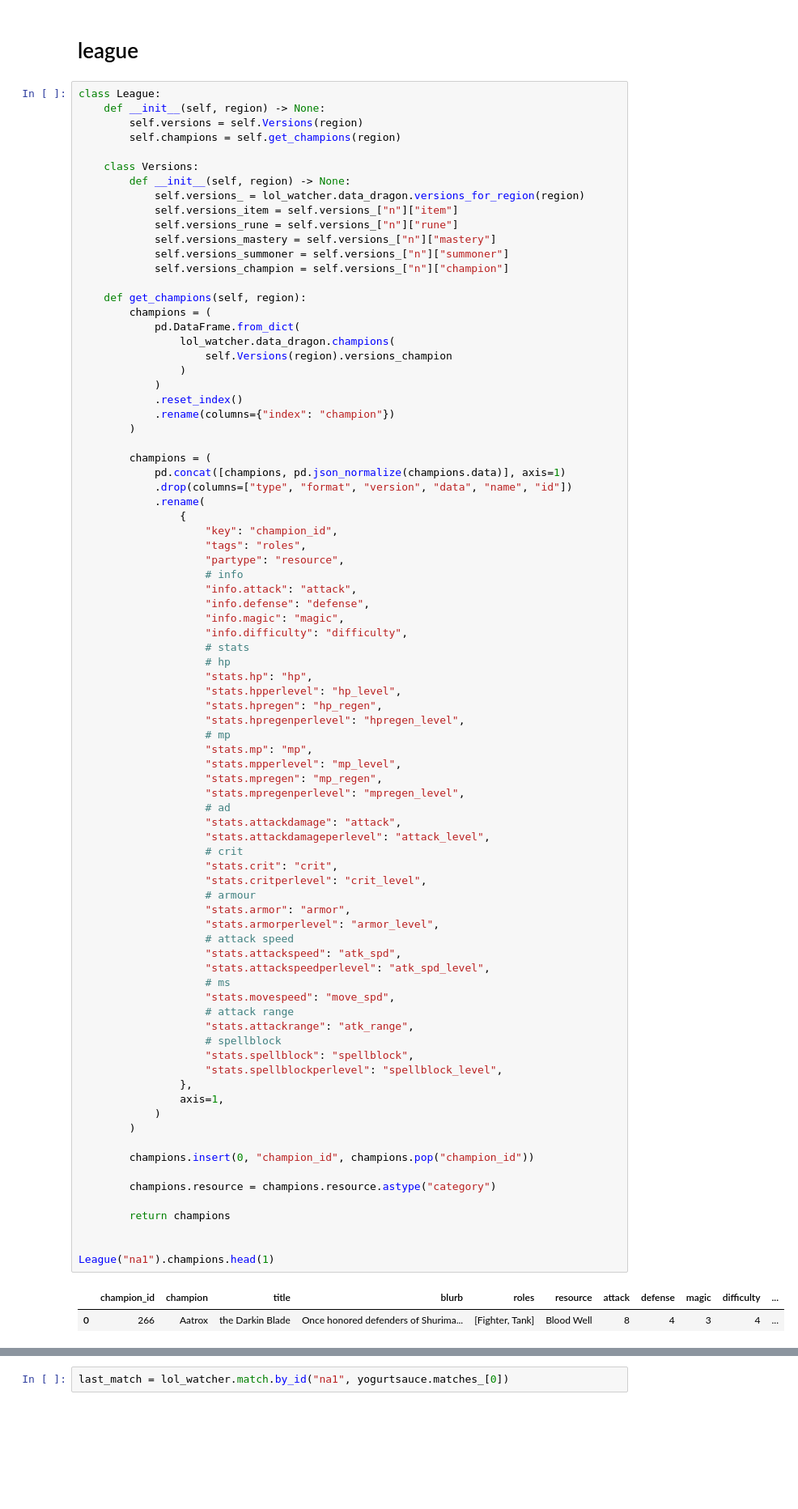
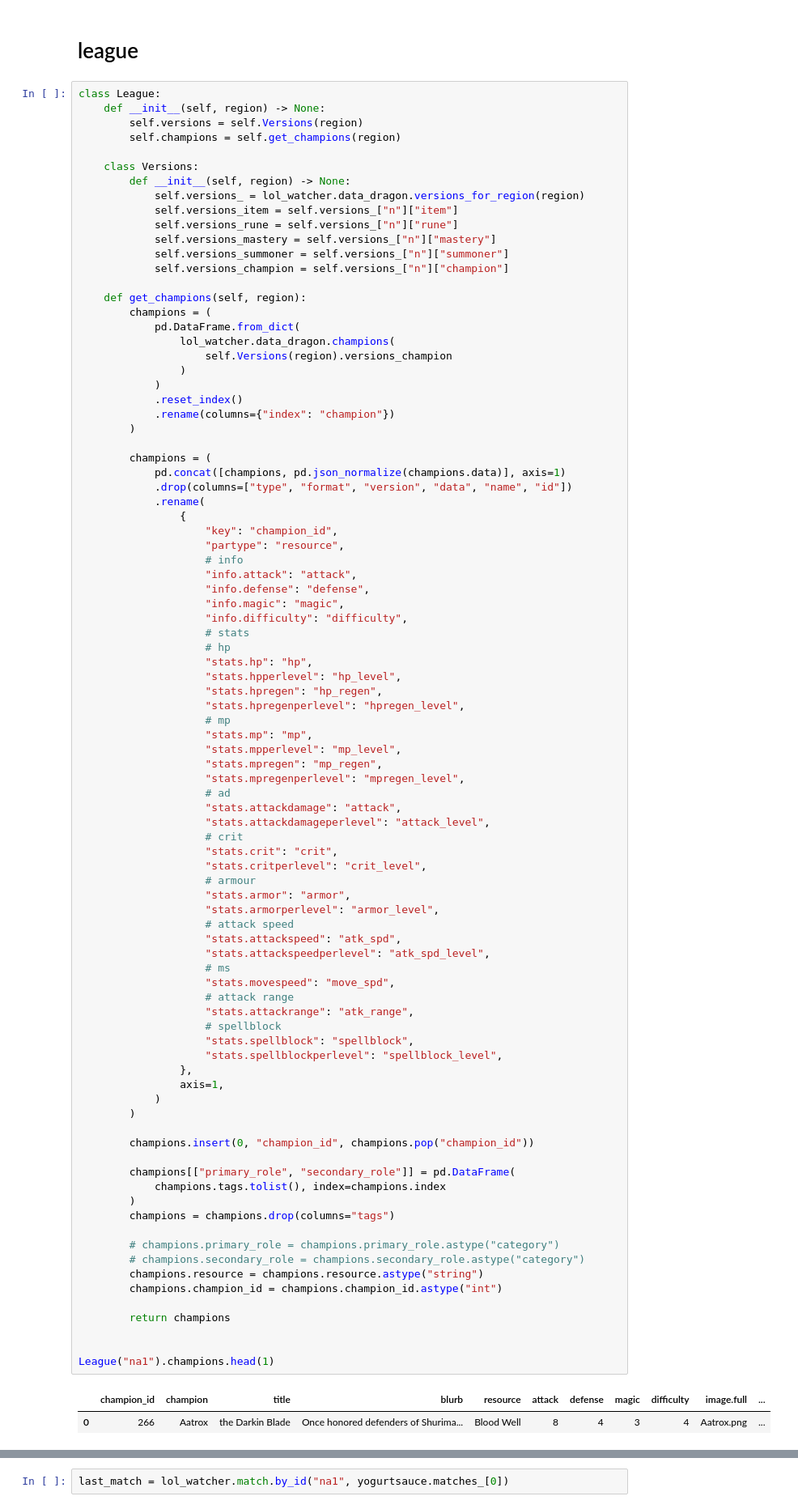
Before and after one commit to nicholasptran/league-information, a Jupyter notebook: notebooks/classes.ipynb, the cells around one changed output, grey strips where cells are left out. Shown: that part at 81% size. Drawn from its saved outputs; the diff is of its cells as text; blank space fills up the shorter version.

Commit message:
pivot data wider

```diff
--- a/notebooks/classes.ipynb
+++ b/notebooks/classes.ipynb
@@ -63,7 +63,6 @@ class League:
             .rename(
                 {
                     "key": "champion_id",
-                    "tags": "roles",
                     "partype": "resource",
                     # info
                     "info.attack": "attack",
@@ -86,33 +85,41 @@ class League:
                     "stats.attackdamageperlevel": "attack_level",
                     # crit
                     "stats.crit": "crit",
                     "stats.critperlevel": "crit_level",
                     # armour
                     "stats.armor": "armor",
                     "stats.armorperlevel": "armor_level",
                     # attack speed
                     "stats.attackspeed": "atk_spd",
                     "stats.attackspeedperlevel": "atk_spd_level",
                     # ms
                     "stats.movespeed": "move_spd",
                     # attack range
                     "stats.attackrange": "atk_range",
                     # spellblock
                     "stats.spellblock": "spellblock",
                     "stats.spellblockperlevel": "spellblock_level",
                 },
                 axis=1,
             )
         )
 
         champions.insert(0, "champion_id", champions.pop("champion_id"))
 
-        champions.resource = champions.resource.astype("category")
+        champions[["primary_role", "secondary_role"]] = pd.DataFrame(
+            champions.tags.tolist(), index=champions.index
+        )
+        champions = champions.drop(columns="tags")
+
+        # champions.primary_role = champions.primary_role.astype("category")
+        # champions.secondary_role = champions.secondary_role.astype("category")
+        champions.resource = champions.resource.astype("string")
+        champions.champion_id = champions.champion_id.astype("int")
 
         return champions
 
 
 League("na1").champions.head(1)
 # %% [output]
-|  | champion_id | champion | title | blurb | roles | resource | attack | defense | magic | difficulty | ... |
-| 0 | 266 | Aatrox | the Darkin Blade | Once honored defenders of Shurima... | [Fighter, Tank] | Blood Well | 8 | 4 | 3 | 4 | ... |
+|  | champion_id | champion | title | blurb | resource | attack | defense | magic | difficulty | image.full | ... |
+| 0 | 266 | Aatrox | the Darkin Blade | Once honored defenders of Shurima... | Blood Well | 8 | 4 | 3 | 4 | Aatrox.png | ... |
```
Also changed, not shown: parts of 20 cells of this notebook.
